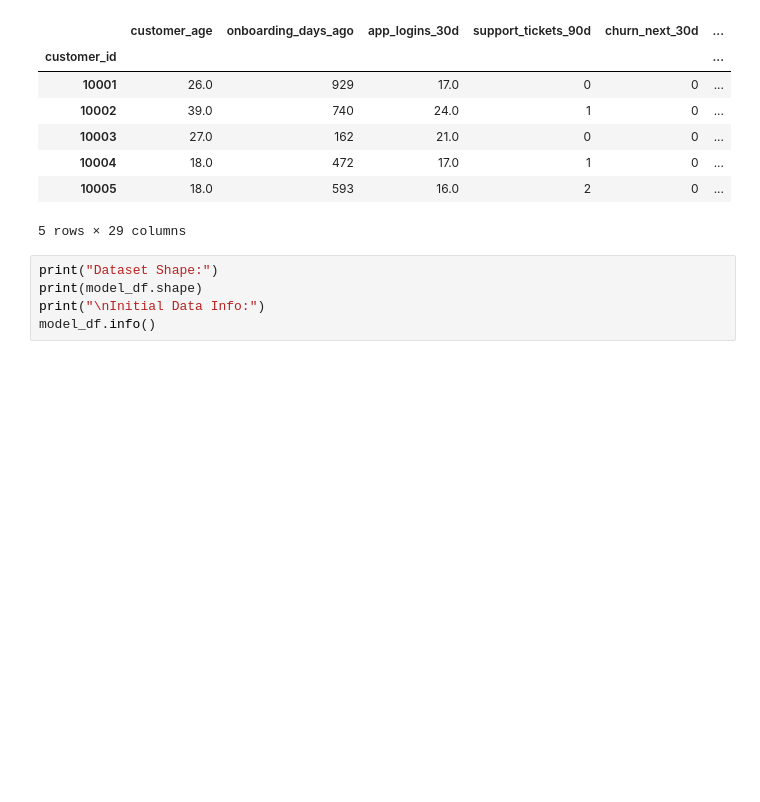
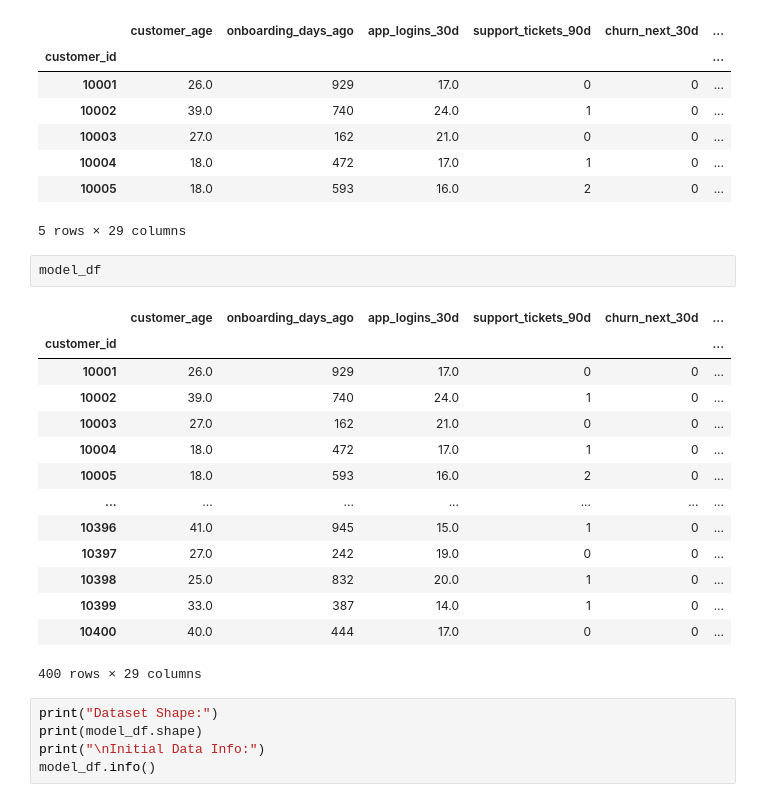
Before and after one commit to VishalKumar3057/Junior-Data-Scientist-Case-Study, a Jupyter notebook: churn_model.ipynb, the cells around one changed output. Drawn from its saved outputs; the diff is of its cells as text; blank space fills up the shorter version.

```diff
--- a/churn_model.ipynb
+++ b/churn_model.ipynb
@@ -214,6 +214,23 @@ Feature engineering complete.
 | 10004 | 18.0 | 472 | 17.0 | 1 | 0 | ... |
 | 10005 | 18.0 | 593 | 16.0 | 2 | 0 | ... |
 5 rows × 29 columns
+# %%
+model_df
+# %% [output]
+|  | customer_age | onboarding_days_ago | app_logins_30d | support_tickets_90d | churn_next_30d | ... |
+| customer_id |  |  |  |  |  | ... |
+| 10001 | 26.0 | 929 | 17.0 | 0 | 0 | ... |
+| 10002 | 39.0 | 740 | 24.0 | 1 | 0 | ... |
+| 10003 | 27.0 | 162 | 21.0 | 0 | 0 | ... |
+| 10004 | 18.0 | 472 | 17.0 | 1 | 0 | ... |
+| 10005 | 18.0 | 593 | 16.0 | 2 | 0 | ... |
+| ... | ... | ... | ... | ... | ... | ... |
+| 10396 | 41.0 | 945 | 15.0 | 1 | 0 | ... |
+| 10397 | 27.0 | 242 | 19.0 | 0 | 0 | ... |
+| 10398 | 25.0 | 832 | 20.0 | 1 | 0 | ... |
+| 10399 | 33.0 | 387 | 14.0 | 1 | 0 | ... |
+| 10400 | 40.0 | 444 | 17.0 | 0 | 0 | ... |
+400 rows × 29 columns
 # %%
 print("Dataset Shape:")
 print(model_df.shape)
```
Also changed, not shown: parts of 11 cells of this notebook, 1 other file.
